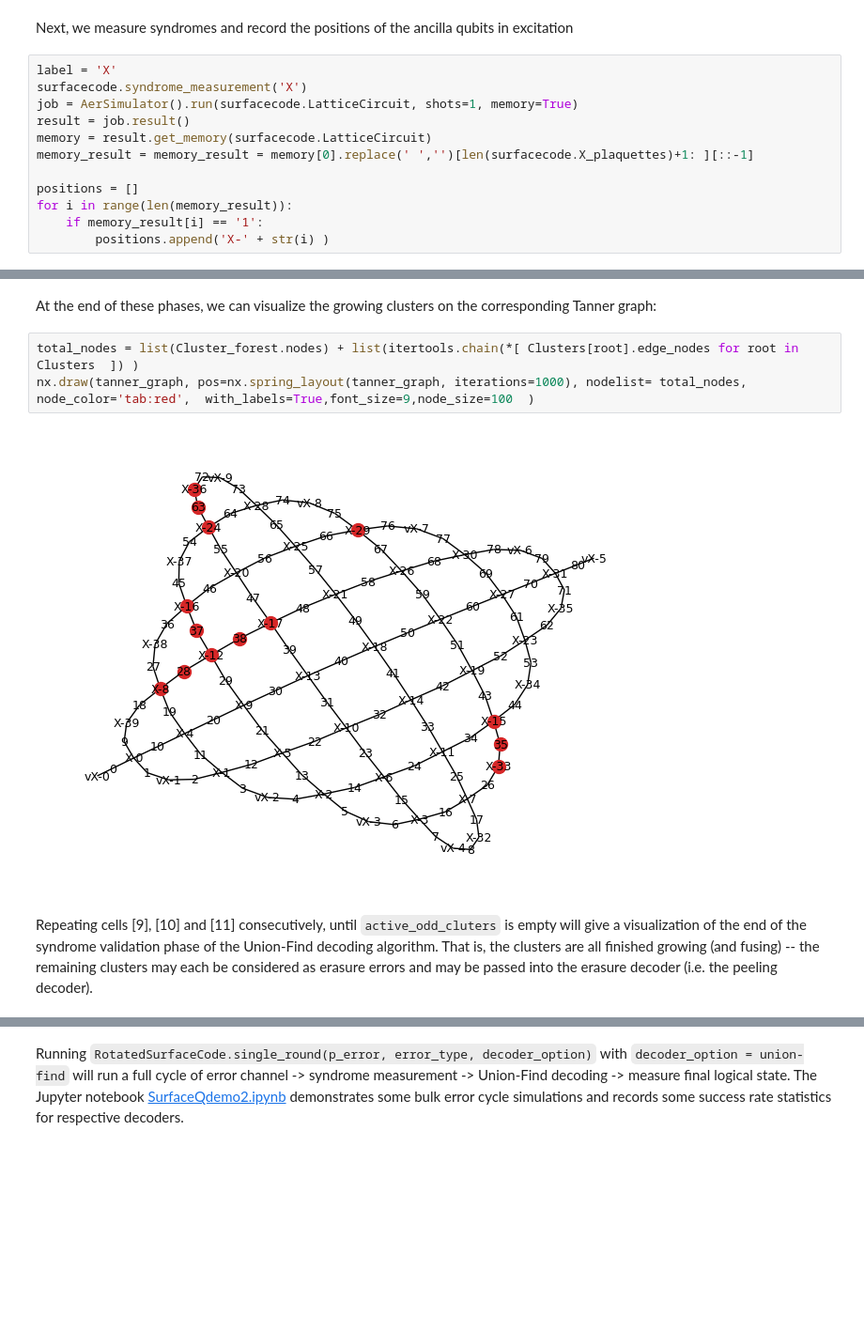
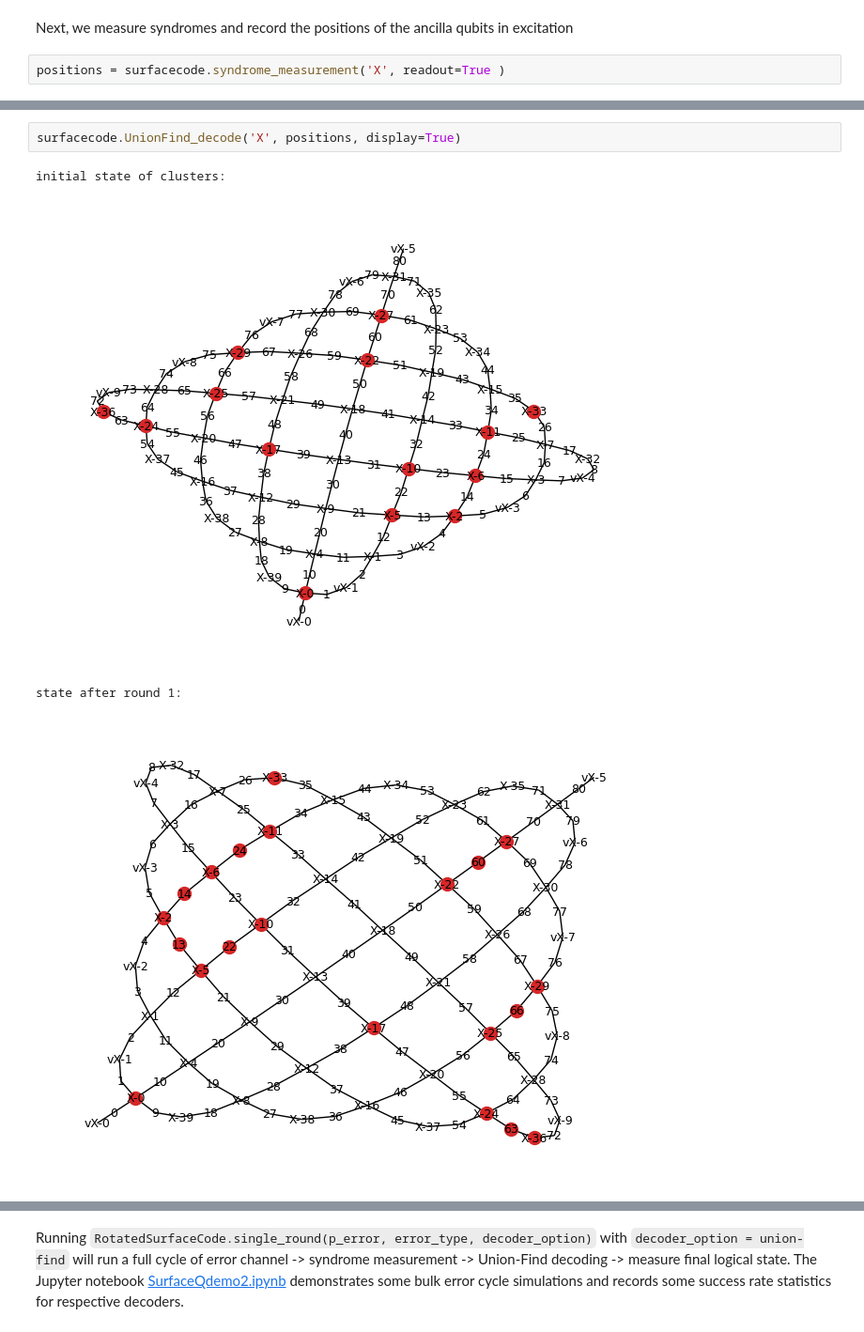
Before and after one commit to elhyc/SurfaceQ, a Jupyter notebook: src/SurfaceQdemo1.ipynb, the cells around one changed output, grey strips where cells are left out. Shown at 94% size. Cells and saved outputs as stored; diff of their text form; blank space fills up the shorter version.

Commit message:
updating UnionFind

````diff
--- a/src/SurfaceQdemo1.ipynb
+++ b/src/SurfaceQdemo1.ipynb
@@ -36,17 +40,7 @@ Z on <Qubit register=(1, "(8, 4)"), index=0>
 # %% [markdown]
 Next, we measure syndromes and record the positions of the ancilla qubits in excitation
 # %%
-label = 'X'
-surfacecode.syndrome_measurement('X')
-job = AerSimulator().run(surfacecode.LatticeCircuit, shots=1, memory=True)
-result = job.result()
-memory = result.get_memory(surfacecode.LatticeCircuit)
-memory_result = memory_result = memory[0].replace(' ','')[len(surfacecode.X_plaquettes)+1: ][::-1]
-
-positions = []
-for i in range(len(memory_result)):
-    if memory_result[i] == '1':
-        positions.append('X-' + str(i) )
+positions = surfacecode.syndrome_measurement('X', readout=True )
 # %%
 print( positions )
 # %% [output]
@@ -108,9 +52,7 @@ active_odd_cluters = [ cluster for cluster in Clusters if Clusters[cluster].pari
-# %% [markdown]
-At the end of these phases, we can visualize the growing clusters on the corresponding Tanner graph:
-# %%
-total_nodes = list(Cluster_forest.nodes) + list(itertools.chain(*[ Clusters[root].edge_nodes for root in Clusters  ]) )
-nx.draw(tanner_graph, pos=nx.spring_layout(tanner_graph, iterations=1000), nodelist= total_nodes, node_color='tab:red',  with_labels=True,font_size=9,node_size=100  )
-# %% [output]
-[figure, removed]
-# %% [markdown]
-Repeating cells [9], [10] and [11] consecutively, until ```active_odd_cluters``` is empty will give a visualization of the end of the syndrome validation phase of the Union-Find decoding algorithm. That is, the clusters are all finished growing (and fusing) -- the remaining clusters may each be considered as erasure errors and may be passed into the erasure decoder (i.e. the peeling decoder).
+# %%
+surfacecode.UnionFind_decode('X', positions, display=True)
+# %% [output]
+initial state of clusters:
+[figure, added]
+state after round 1:
+[figure, added]
````
Also changed, not shown: parts of 10 cells of this notebook, 1 other file.
